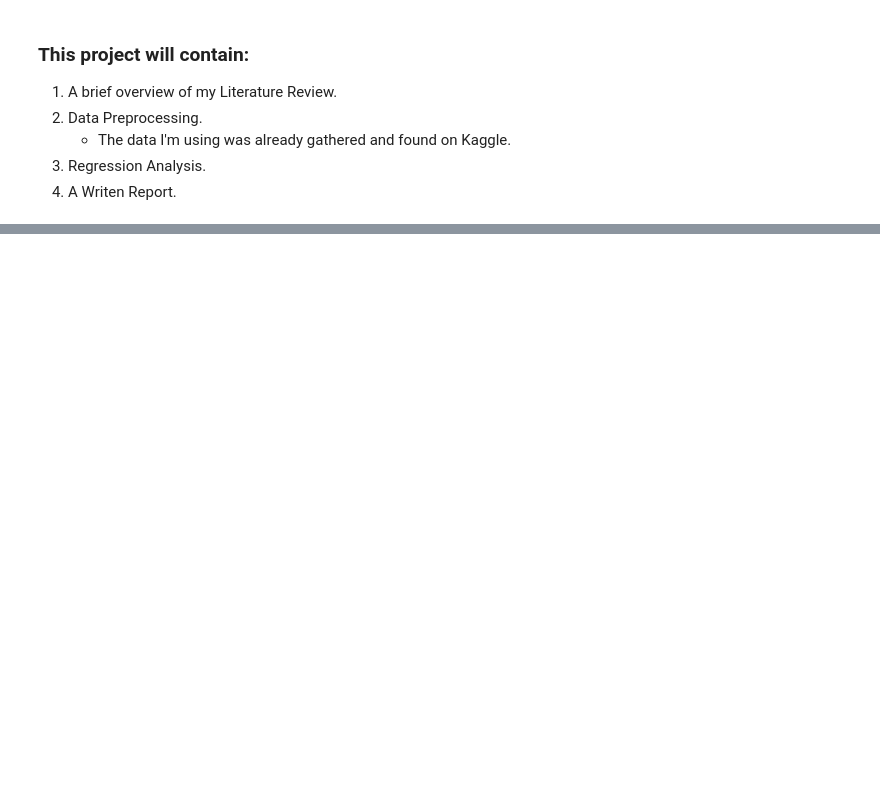
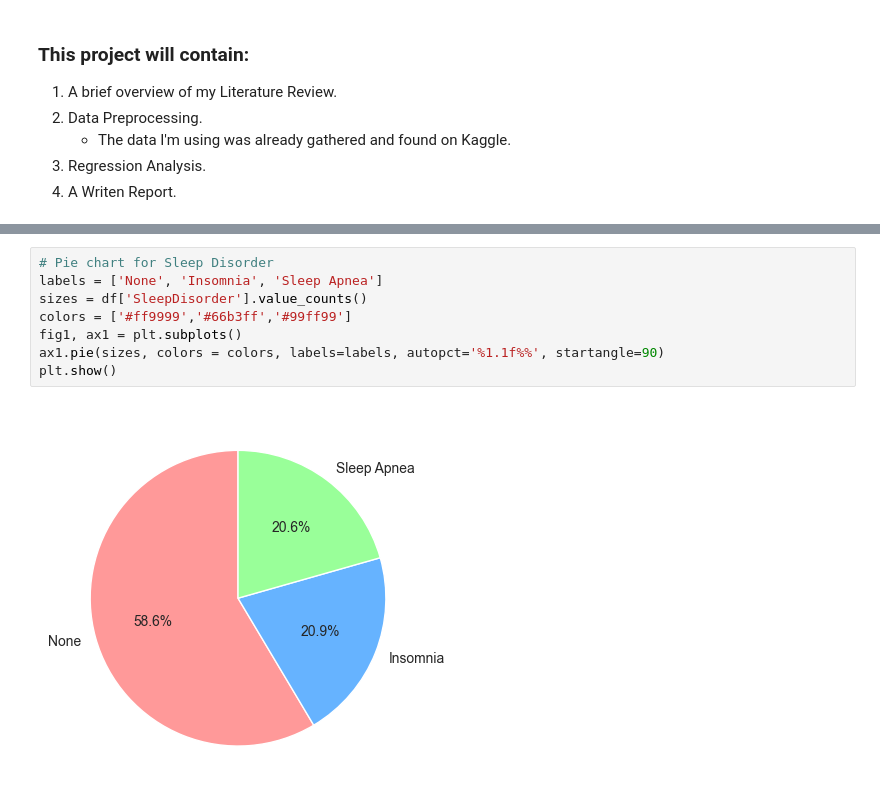
Before and after one commit to owenharvey7/Data-Visualization, a Jupyter notebook: Seminar in CS Course Project/Lifestyle effects on Sleep and Health.ipynb, the cells around one changed output, grey strips where cells are left out. Cells and saved outputs as stored; diff of their text form; blank space fills up the shorter version.

```diff
--- a/Seminar in CS Course Project/Lifestyle effects on Sleep and Health.ipynb
+++ b/Seminar in CS Course Project/Lifestyle effects on Sleep and Health.ipynb
@@ -58,0 +221,10 @@ df.info()
+# %%
+# Pie chart for Sleep Disorder
+labels = ['None', 'Insomnia', 'Sleep Apnea']
+sizes = df['SleepDisorder'].value_counts()
+colors = ['#ff9999','#66b3ff','#99ff99']
+fig1, ax1 = plt.subplots()
+ax1.pie(sizes, colors = colors, labels=labels, autopct='%1.1f%%', startangle=90)
+plt.show()
+# %% [output]
+[figure, added]
```
Also changed, not shown: parts of 44 cells of this notebook.
